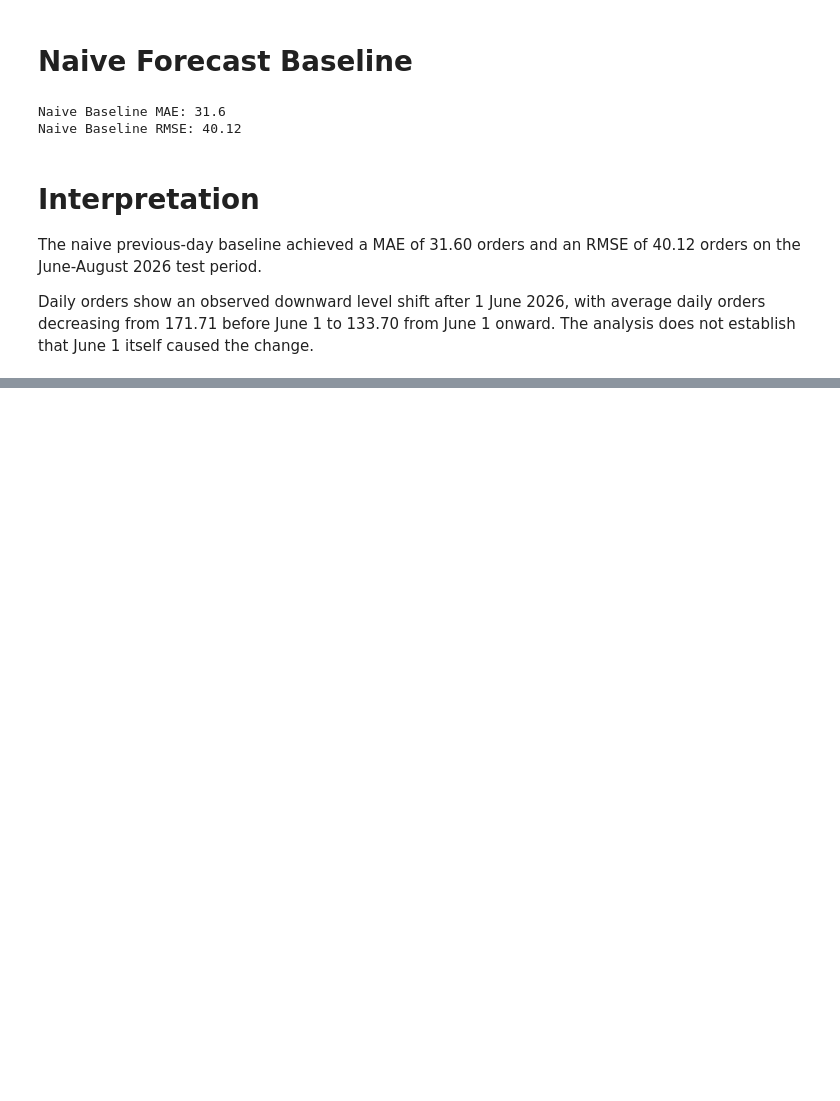
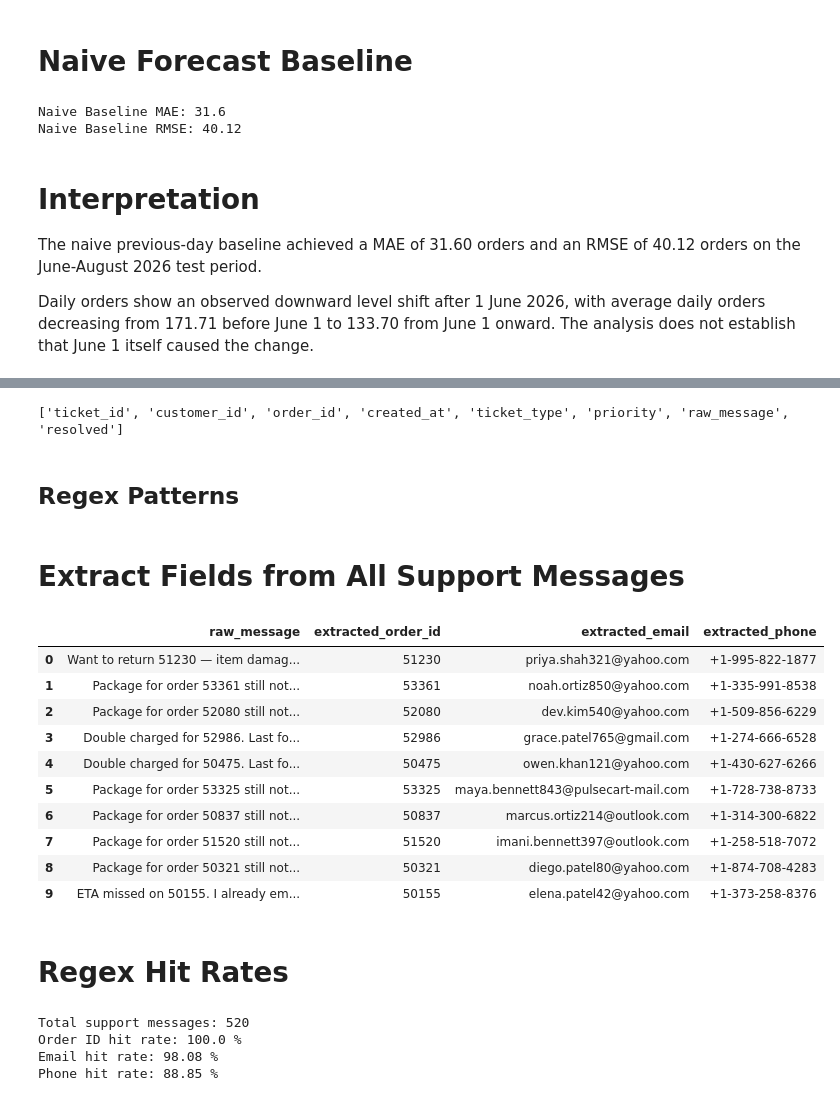
Before and after one commit to sivaepathusa/Pulsecart, a Jupyter notebook: analysis.ipynb, the cells around one changed output, grey strips where cells are left out. Cells and saved outputs as stored; diff of their text form; code cells hidden in the pictures; blank space fills up the shorter version.

```diff
--- a/analysis.ipynb
+++ b/analysis.ipynb
@@ -1209,0 +1219,47 @@ Daily orders show an observed downward level shift after 1 June 2026, with avera
+# %%
+print(support_tickets.columns.tolist())
+# %% [output]
+['ticket_id', 'customer_id', 'order_id', 'created_at', 'ticket_type', 'priority', 'raw_message', 'resolved']
+# %% [markdown]
+## Regex Patterns
+# %%
+order_pattern = r"(?i)(?:order\s*#?\s*|ref\s+|return\s+|for\s+|on\s+)(\d{5})"
+
+email_pattern = r"(\b[A-Za-z0-9._%+-]+@[A-Za-z0-9.-]+\.[A-Za-z]{2,}\b)"
+
+phone_pattern = r"((?:\+1[-\s]?)?\d{3}[-\s]\d{3}[-\s]\d{4})"
+# %% [markdown]
+# Extract Fields from All Support Messages
+# %%
+support_tickets["extracted_order_id"] = (support_tickets["raw_message"].str.extract(order_pattern, expand=False))
+support_tickets["extracted_email"] = (support_tickets["raw_message"].str.extract(email_pattern, expand=False))
+support_tickets["extracted_phone"] = (support_tickets["raw_message"].str.extract(phone_pattern, expand=False))
+support_tickets[["raw_message", "extracted_order_id", "extracted_email", "extracted_phone"]].head(10)
+# %% [output]
+|  | raw_message | extracted_order_id | extracted_email | extracted_phone |
+| 0 | Want to return 51230 — item damag... | 51230 | priya.shah321@yahoo.com | +1-995-822-1877 |
+| 1 | Package for order 53361 still not... | 53361 | noah.ortiz850@yahoo.com | +1-335-991-8538 |
+| 2 | Package for order 52080 still not... | 52080 | dev.kim540@yahoo.com | +1-509-856-6229 |
+| 3 | Double charged for 52986. Last fo... | 52986 | grace.patel765@gmail.com | +1-274-666-6528 |
+| 4 | Double charged for 50475. Last fo... | 50475 | owen.khan121@yahoo.com | +1-430-627-6266 |
+| 5 | Package for order 53325 still not... | 53325 | maya.bennett843@pulsecart-mail.com | +1-728-738-8733 |
+| 6 | Package for order 50837 still not... | 50837 | marcus.ortiz214@outlook.com | +1-314-300-6822 |
+| 7 | Package for order 51520 still not... | 51520 | imani.bennett397@outlook.com | +1-258-518-7072 |
+| 8 | Package for order 50321 still not... | 50321 | diego.patel80@yahoo.com | +1-874-708-4283 |
+| 9 | ETA missed on 50155. I already em... | 50155 | elena.patel42@yahoo.com | +1-373-258-8376 |
+# %% [markdown]
+# Regex Hit Rates
+# %%
+total_messages = len(support_tickets)
+order_hit_rate = (support_tickets["extracted_order_id"].notna().mean() * 100)
+email_hit_rate = (support_tickets["extracted_email"].notna().mean() * 100)
+phone_hit_rate = (support_tickets["extracted_phone"].notna().mean() * 100)
+print("Total support messages:", total_messages)
+print("Order ID hit rate:", round(order_hit_rate, 2), "%")
+print("Email hit rate:", round(email_hit_rate, 2), "%")
+print("Phone hit rate:", round(phone_hit_rate, 2), "%")
+# %% [output]
+Total support messages: 520
+Order ID hit rate: 100.0 %
+Email hit rate: 98.08 %
+Phone hit rate: 88.85 %
```
Also changed, not shown: parts of 46 cells of this notebook.
